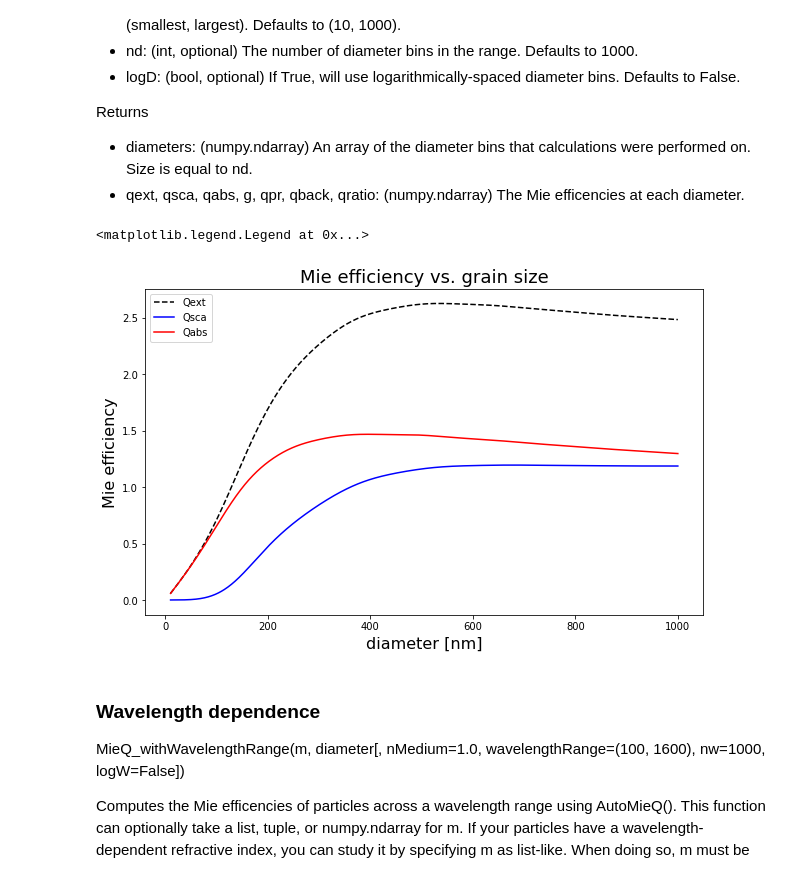
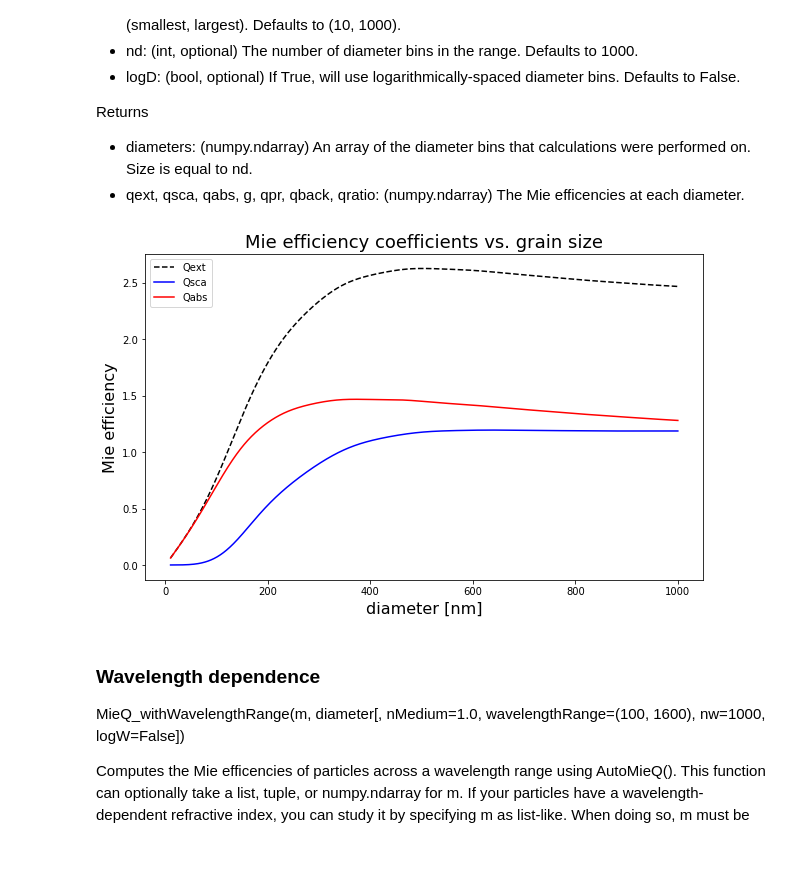
Before and after one commit to claraross1/ross_thesis, a Jupyter notebook: pymiescatt testing.ipynb, the cells around one changed output. Saved outputs shown, nothing was run; the diff lists cells and outputs as text; code cells hidden in the pictures.

```diff
--- a/pymiescatt testing.ipynb
+++ b/pymiescatt testing.ipynb
@@ -141,25 +141,26 @@ Returns
 - qext, qsca, qabs, g, qpr, qback, qratio: (numpy.ndarray) The Mie efficencies at each diameter.
 # %%
 m = 1.5+0.5j # refractive index
-w = 532 #[nm]
+w = 500 #[nm]
 dRange = (10,1000) #[nm]
 ndp = 1000
 
 diameters,qext,qsca,qabs,g,qpr,qback,qratio = ps.MieQ_withDiameterRange(m,w,diameterRange=dRange,nd=ndp)
 
 fig=plt.figure(1,figsize=(10,6))
 ax1=fig.add_subplot(111)
 ax1.plot(diameters,qext,'k',ls='dashed',label="Qext")
 ax1.plot(diameters,qsca,'b',label="Qsca")
 ax1.plot(diameters,qabs,'r',label="Qabs")
 
 ax1.set_xlabel("diameter [nm]",fontsize=16)
 ax1.set_ylabel("Mie efficiency",fontsize=16)
-ax1.set_title("Mie efficiency vs. grain size",fontsize=18)
+ax1.set_title("Mie efficiency coefficients vs. grain size",fontsize=18)
 ax1.legend()
+
+#plt.savefig("Mie_vs_grainsize.png")
 # %% [output]
-<matplotlib.legend.Legend at 0x...>
-[figure, old version]
+[figure, new version]
 # %% [markdown]
 ### Wavelength dependence
 
```
Also changed, not shown: parts of 6 cells of this notebook, 5 other files.
